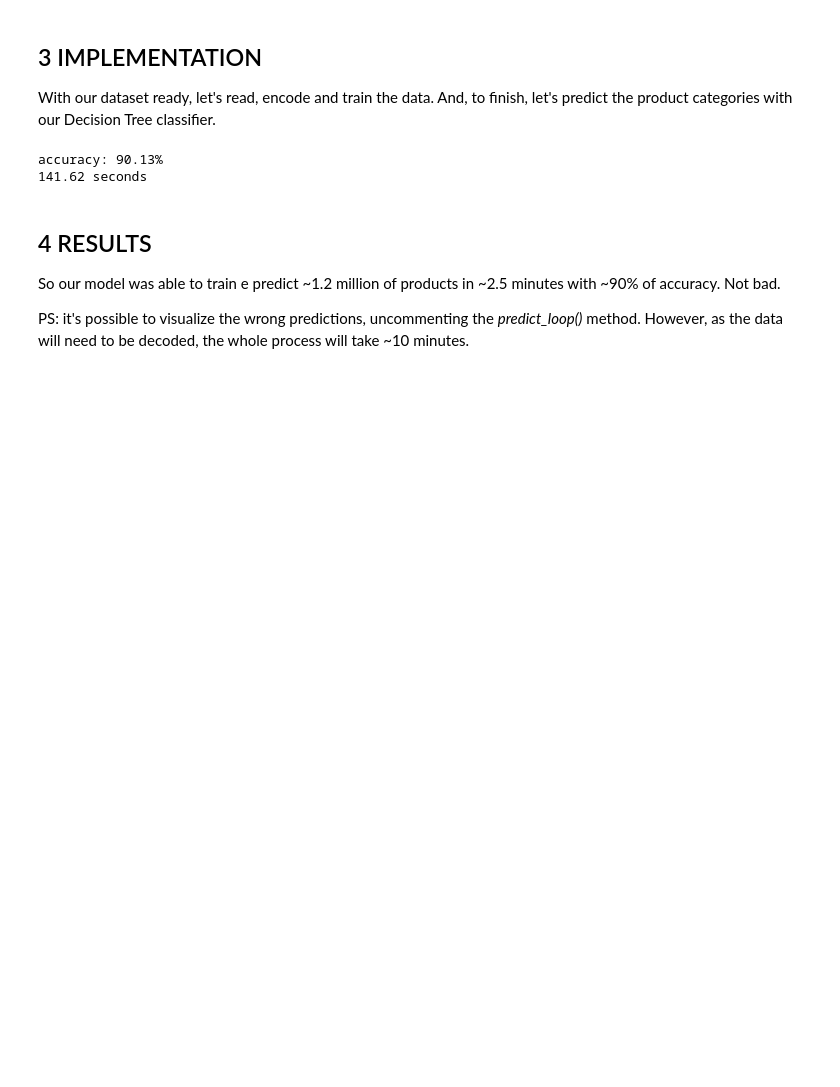
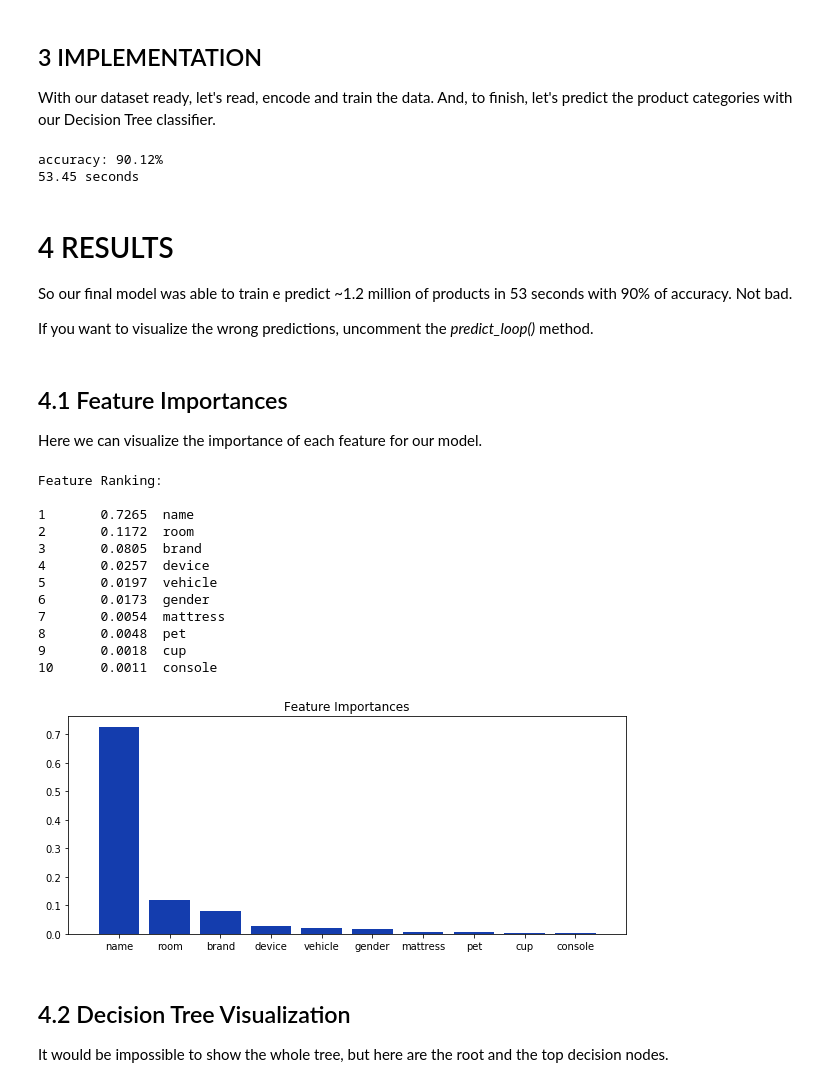
Before and after one commit to marceljm/product_categorizer, a Jupyter notebook: src/product_categorizer.ipynb, the cells around one changed output. Saved outputs shown, nothing was run; the diff lists cells and outputs as text; code cells hidden in the pictures; blank space fills up the shorter version.

```diff
--- a/src/product_categorizer.ipynb
+++ b/src/product_categorizer.ipynb
@@ -181,8 +202,9 @@ from time import time
 from sklearn import preprocessing
 from sklearn.model_selection import train_test_split
 from sklearn.tree import DecisionTreeClassifier
+from sklearn.neighbors import KNeighborsClassifier
 
-INPUT_FILE = OUTPUT_FILE
+INPUT_FILE = 'dataset/preprocessed.csv'
 
 NUMBER_OF_FEATURES = 10
 
@@ -200,6 +222,9 @@ X_all = data.iloc[:, :data.shape[1] - 1]
 
 # target data (all rows, only the last column)
 y_all = data.iloc[:, data.shape[1] - 1]
+
+# save header
+header = data.columns.values
 
 # save memory
 del data
@@ -220,13 +245,24 @@ y_all = y_encoder.transform(y_all)
 X_train, X_test, y_train, y_test = train_test_split(X_all, y_all, test_size=0.2, random_state=55)
 
 # initialize the classifier
-clf = DecisionTreeClassifier(random_state=86)
+# Decision Tree: 90.12%, 52s
+clf = DecisionTreeClassifier(criterion='entropy', max_depth=None,
+                             max_features=None, max_leaf_nodes=None,
+                             min_impurity_decrease=0.0, min_impurity_split=None,
+                             min_samples_leaf=1, min_samples_split=2,
+                             min_weight_fraction_leaf=0.0, presort=False, random_state=86,
+                             splitter='random')
 
-# grid Search
+# KNeighbors: 89.21%, 75s
+# clf = KNeighborsClassifier(algorithm='kd_tree', leaf_size=10, metric='manhattan',
+#                            metric_params=None, n_jobs=-1, n_neighbors=4, p=1,
+#                            weights='distance')
+
+# grid search
 # clf = best_estimator(clf, X_train, y_train)
 
 # fit
-clf.fit(X_train, y_train)
+clf = clf.fit(X_train, y_train)
 
 # predict (save memory!)
 # predict_loop(clf, X_test, y_test, X_encoder, y_encoder)
@@ -237,10 +273,55 @@ print('accuracy: {:.2f}%'.format(100. * accuracy_score(y_test, clf.predict(X_tes
 # print processing time
 print('{:.2f} seconds'.format(time() - start))
 # %% [output]
-accuracy: 90.13%
-141.62 seconds
+accuracy: 90.12%
+53.45 seconds
 # %% [markdown]
-## 4 RESULTS
-So our model was able to train e predict ~1.2 million of products in ~2.5 minutes with ~90% of accuracy. Not bad.
+# 4 RESULTS
+So our final model was able to train e predict ~1.2 million of products in 53 seconds with 90% of accuracy. Not bad.
 
-PS: it's possible to visualize the wrong predictions, uncommenting the *predict_loop()* method. However, as the data will need to be decoded, the whole process will take ~10 minutes.
+If you want to visualize the wrong predictions, uncomment the *predict_loop()* method.
+# %% [markdown]
+## 4.1 Feature Importances
+Here we can visualize the importance of each feature for our model.
+# %%
+import matplotlib.pyplot as plt
+
+# get importances from classifier
+importances = clf.feature_importances_
+std = np.std([clf.feature_importances_], axis=0)
+indices = np.argsort(importances)[::-1]
+
+feature_names = []
+for i in indices:
+    feature_names.append(header[i])
+
+# ranking
+print("Feature Ranking:\n")
+X = X_train
+for f in range(X.shape[1]):
+    print("%d\t%.4f\t%s" % (f + 1, importances[indices[f]], feature_names[f]))
+
+# plot
+plt.figure(figsize=(10, 4))
+plt.title("Feature Importances")
+plt.bar(range(X.shape[1]), importances[indices], color="#143dae", yerr=std[indices], align="center")
+plt.xticks(range(X.shape[1]), feature_names)
+plt.xlim([-1, X.shape[1]])
+plt.show()
+# %% [output]
+Feature Ranking:
+
+1       0.7265  name
+2       0.1172  room
+3       0.0805  brand
+4       0.0257  device
+5       0.0197  vehicle
+6       0.0173  gender
+7       0.0054  mattress
+8       0.0048  pet
+9       0.0018  cup
+10      0.0011  console
+[figure, added]
+# %% [markdown]
+## 4.2 Decision Tree Visualization
+It would be impossible to show the whole tree, but here are the root and the top decision nodes.
```
Also changed, not shown: parts of 10 cells of this notebook, 4 other files.
